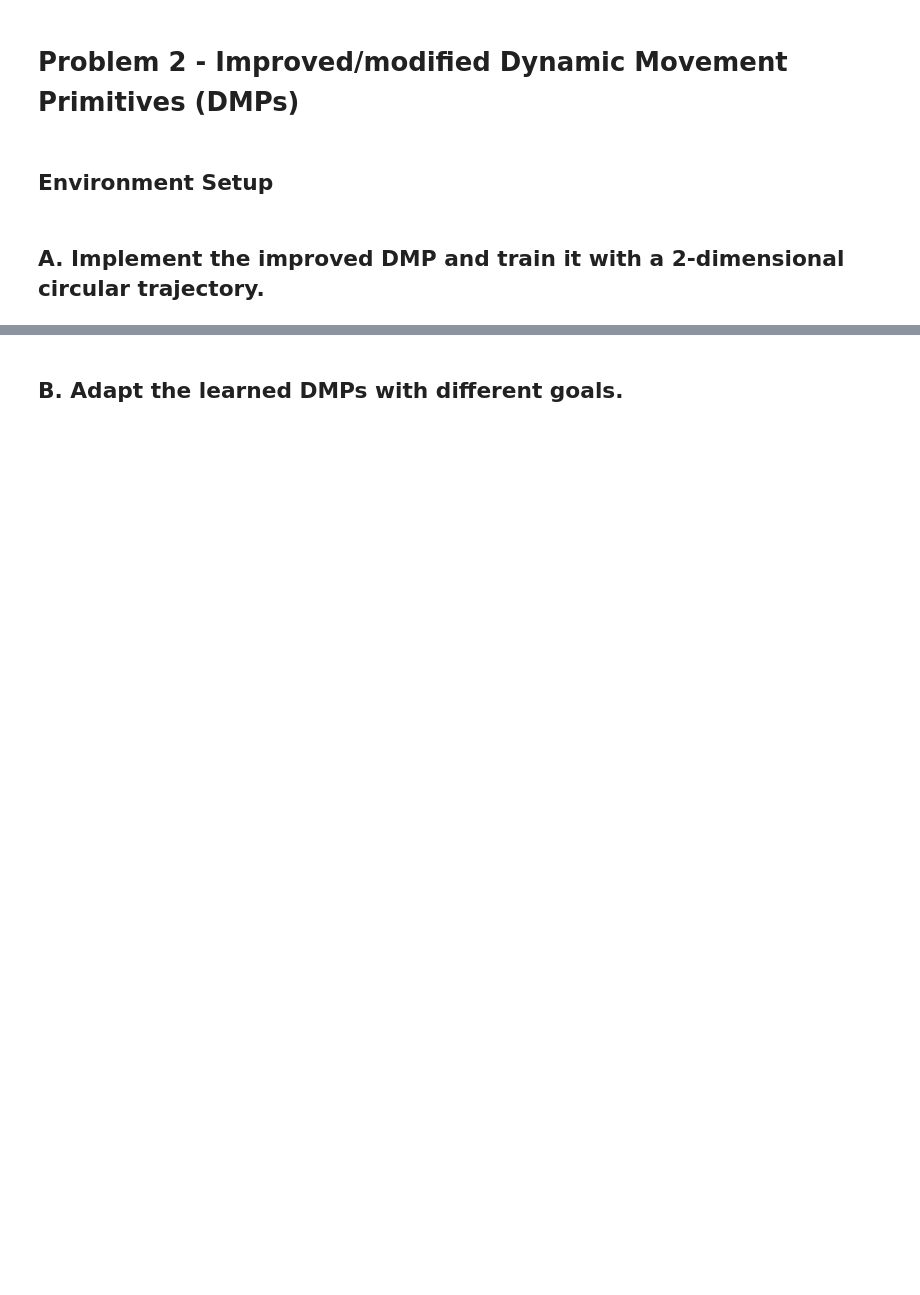
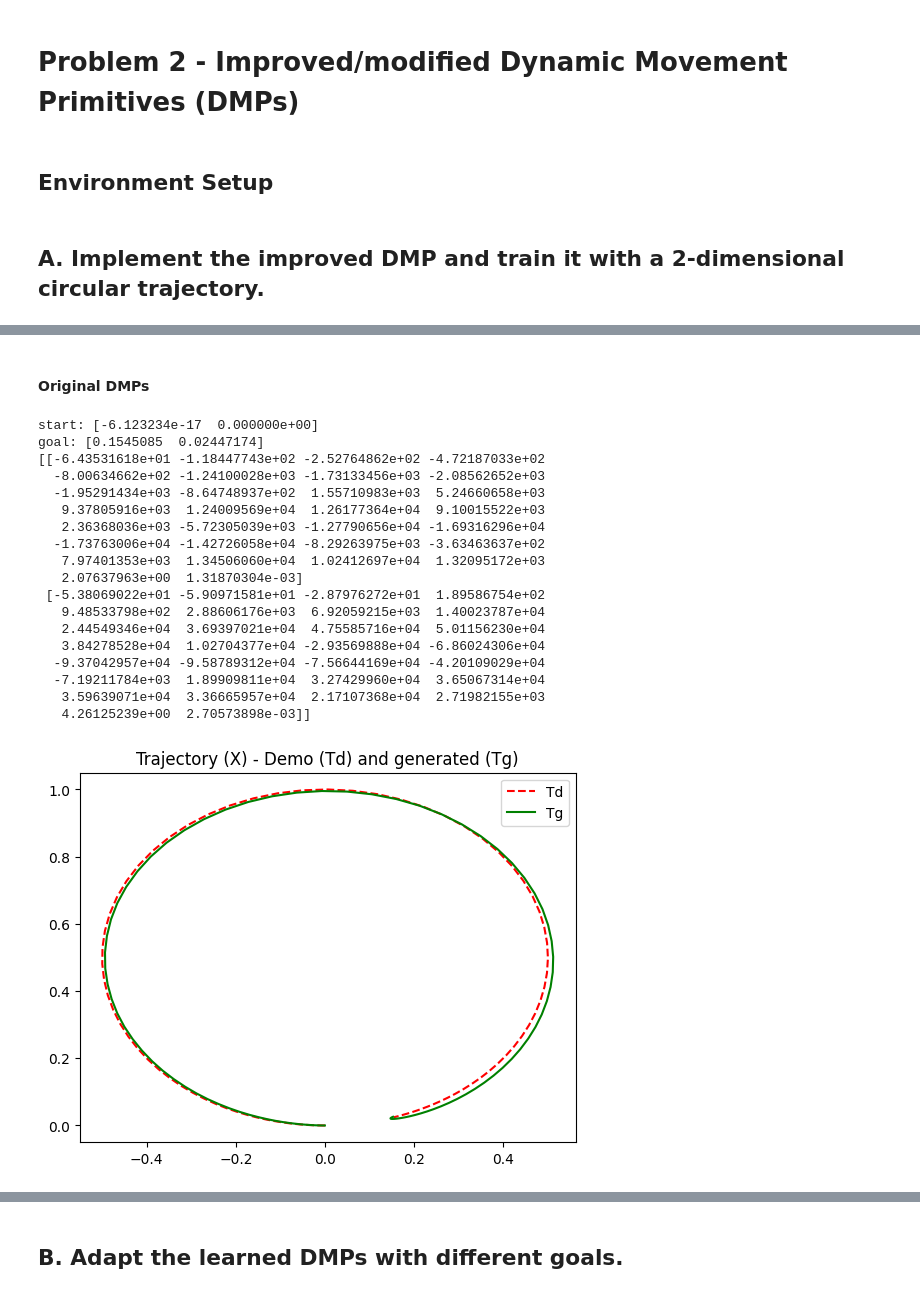
Before and after one commit to pidipidi/cs577_RLI, a Jupyter notebook: assignment_1/problem_2.ipynb, the cells around one changed output, grey strips where cells are left out. Drawn from its saved outputs; the diff is of its cells as text; code cells hidden in the pictures; blank space fills up the shorter version.

```diff
--- a/assignment_1/problem_2.ipynb
+++ b/assignment_1/problem_2.ipynb
@@ -459,0 +410,9 @@ dmp.plot_basis()
+# %%
+def plot_2d(traj, trajs_demo):
+    # Reproduction w/ visualization
+    fig = plt.figure()
+    plt.title('Trajectory (X) - Demo (Td) and generated (Tg)')
+    plt.plot(trajs_demo[0,0], trajs_demo[0,1], 'r--', label='Td')
+    plt.plot(traj[0], traj[1], 'g-', label='Tg')
+    plt.legend()
+    plt.show()
@@ -459,0 +423,56 @@ dmp.plot_basis()
+# %% [markdown]
+#### Original DMPs
+# %%
+"""
+Train an original DMP with a circular traj and reproduce it.
+"""
+n_samples = 1
+dims      = 2
+bfs       = 30
+tau       = 1.
+
+freq      = 100
+duration  = 1.
+dt        = 1./freq
+
+# Data generation
+trajs_demo = gen_circular_traj(freq=freq, duration=duration)
+print ("start:", trajs_demo[0, :, 0])
+print ("goal:", trajs_demo[0,:, -1])
+
+# Learn via DMP original/improved
+dmp = DMPs_discrete(dims=dims, bfs=bfs, tau=tau, dt=dt,
+                        enable_improved=False)
+traj, _, _ = dmp.learn(trajs_demo)
+
+# ReProduce a trajectory
+y0   = None
+goal = None
+
+traj, _, _ = dmp.plan(y0=y0, goal=goal)
+
+# print out your weights
+print(dmp.w)
+
+# plot the reproduced trajectory with demonstrations
+plot_2d(traj, trajs_demo)
+# %% [output]
+start: [-6.123234e-17  0.000000e+00]
+goal: [0.1545085  0.02447174]
+[[-6.43531618e+01 -1.18447743e+02 -2.52764862e+02 -4.72187033e+02
+  -8.00634662e+02 -1.24100028e+03 -1.73133456e+03 -2.08562652e+03
+  -1.95291434e+03 -8.64748937e+02  1.55710983e+03  5.24660658e+03
+   9.37805916e+03  1.24009569e+04  1.26177364e+04  9.10015522e+03
+   2.36368036e+03 -5.72305039e+03 -1.27790656e+04 -1.69316296e+04
+  -1.73763006e+04 -1.42726058e+04 -8.29263975e+03 -3.63463637e+02
+   7.97401353e+03  1.34506060e+04  1.02412697e+04  1.32095172e+03
+   2.07637963e+00  1.31870304e-03]
+ [-5.38069022e+01 -5.90971581e+01 -2.87976272e+01  1.89586754e+02
+   9.48533798e+02  2.88606176e+03  6.92059215e+03  1.40023787e+04
+   2.44549346e+04  3.69397021e+04  4.75585716e+04  5.01156230e+04
+   3.84278528e+04  1.02704377e+04 -2.93569888e+04 -6.86024306e+04
+  -9.37042957e+04 -9.58789312e+04 -7.56644169e+04 -4.20109029e+04
+  -7.19211784e+03  1.89909811e+04  3.27429960e+04  3.65067314e+04
+   3.59639071e+04  3.36665957e+04  2.17107368e+04  2.71982155e+03
+   4.26125239e+00  2.70573898e-03]]
+[figure, added]
```
Also changed, not shown: parts of 25 cells of this notebook.
